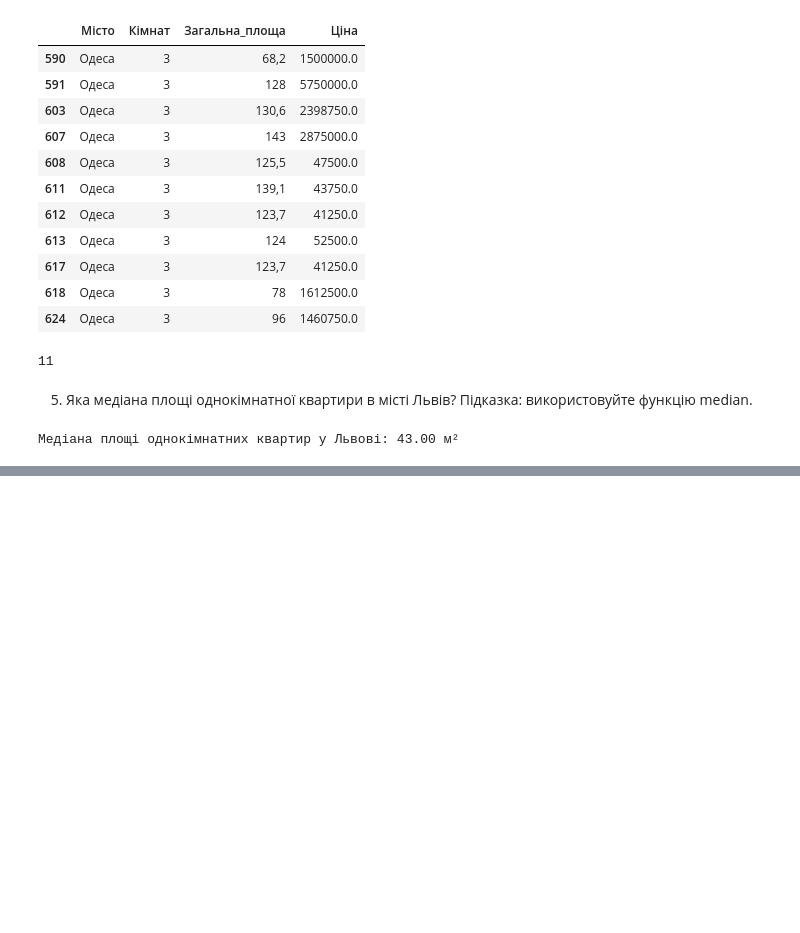
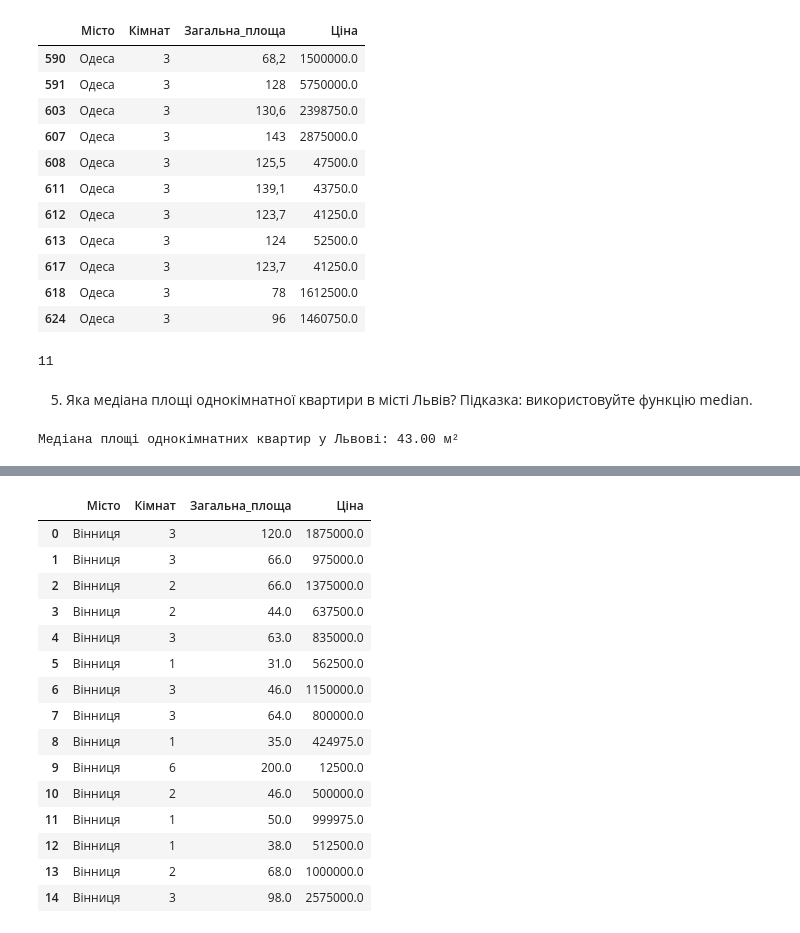
Before and after one commit to MariiaSam/junior-ds-prep, a Jupyter notebook: flats.ipynb, the cells around one changed output, grey strips where cells are left out. Cells and saved outputs as stored; diff of their text form; code cells hidden in the pictures; blank space fills up the shorter version.

```diff
--- a/flats.ipynb
+++ b/flats.ipynb
@@ -91,0 +136,19 @@ print(f"Медіана площі однокімнатних квартир у
+# %%
+df_data.head(15)
+# %% [output]
+|  | Місто | Кімнат | Загальна_площа | Ціна |
+| 0 | Вінниця | 3 | 120.0 | 1875000.0 |
+| 1 | Вінниця | 3 | 66.0 | 975000.0 |
+| 2 | Вінниця | 2 | 66.0 | 1375000.0 |
+| 3 | Вінниця | 2 | 44.0 | 637500.0 |
+| 4 | Вінниця | 3 | 63.0 | 835000.0 |
+| 5 | Вінниця | 1 | 31.0 | 562500.0 |
+| 6 | Вінниця | 3 | 46.0 | 1150000.0 |
+| 7 | Вінниця | 3 | 64.0 | 800000.0 |
+| 8 | Вінниця | 1 | 35.0 | 424975.0 |
+| 9 | Вінниця | 6 | 200.0 | 12500.0 |
+| 10 | Вінниця | 2 | 46.0 | 500000.0 |
+| 11 | Вінниця | 1 | 50.0 | 999975.0 |
+| 12 | Вінниця | 1 | 38.0 | 512500.0 |
+| 13 | Вінниця | 2 | 68.0 | 1000000.0 |
+| 14 | Вінниця | 3 | 98.0 | 2575000.0 |
```
Also changed, not shown: parts of 15 cells of this notebook.
